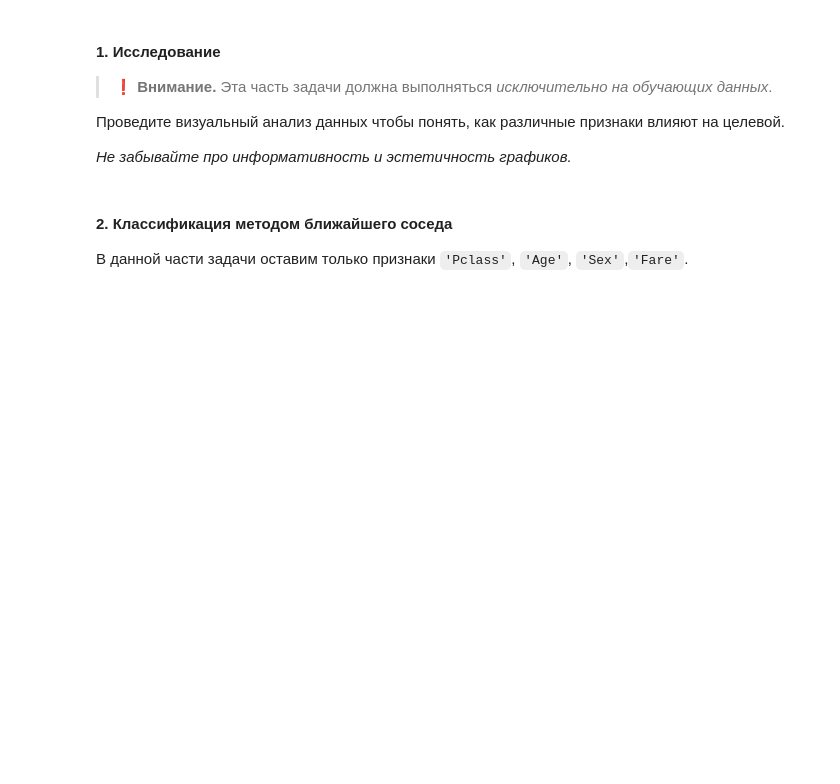
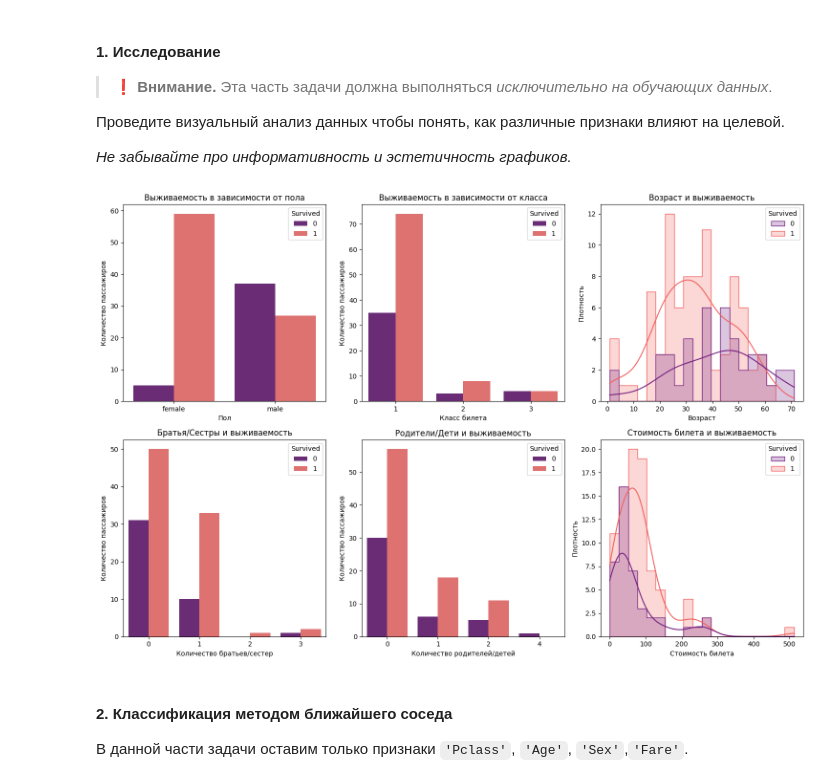
Before and after one commit to Crookedd/py3, a Jupyter notebook: 7.1 kNN.ipynb, the cells around one changed output. Saved outputs shown, nothing was run; the diff lists cells and outputs as text; code cells hidden in the pictures; blank space fills up the shorter version.

```diff
--- a/7.1 kNN.ipynb
+++ b/7.1 kNN.ipynb
@@ -58,5 +138,5 @@ $$\rho(x_1, x_2) = \sum^d_{j=1} \left|x_{1j} - x_{2j}\right|.$$
 
 Загрузите данные с помощью `pandas`.
 # %%
-titanic = pd.read_csv("train.csv").dropna()
+titanic = pd.read_csv("data\Dtrain.csv").dropna()
 titanic.head()
@@ -96,0 +185,7 @@ X, y = titanic[features_columns], titanic[target_column]
+# %%
+X_train, X_test, y_train, y_test = train_test_split(
+    X, y, test_size=0.3, random_state=42, stratify=y
+)
+
+print("Размер обучающей выборки:", X_train.shape[0])
+print("Размер тестовой выборки:", X_test.shape[0])
@@ -107,3 +203,51 @@ X, y = titanic[features_columns], titanic[target_column]
+# %%
+import seaborn as sns
+
+train_df = X_train.copy()
+train_df['Survived'] = y_train
+
+plt.figure(figsize=(15, 10))
+
+plt.subplot(2, 3, 1)
+sns.countplot(x='Sex', hue='Survived', data=train_df, palette='magma')
+plt.title('Выживаемость в зависимости от пола')
+plt.xlabel('Пол')
+plt.ylabel('Количество пассажиров')
+
+plt.subplot(2, 3, 2)
+sns.countplot(x='Pclass', hue='Survived', data=train_df, palette='magma')
+plt.title('Выживаемость в зависимости от класса')
+plt.xlabel('Класс билета')
+plt.ylabel('Количество пассажиров')
+
+plt.subplot(2, 3, 3)
+sns.histplot(data=train_df, x='Age', hue='Survived', bins=20, kde=True, element='step', palette='magma')
+plt.title('Возраст и выживаемость')
+plt.xlabel('Возраст')
+plt.ylabel('Плотность')
+
+plt.subplot(2, 3, 4)
+sns.countplot(x='SibSp', hue='Survived', data=train_df, palette='magma')
+plt.title('Братья/Сестры и выживаемость')
+plt.xlabel('Количество братьев/сестер')
+plt.ylabel('Количество пассажиров')
+
+plt.subplot(2, 3, 5)
+sns.countplot(x='Parch', hue='Survived', data=train_df, palette='magma')
+plt.title('Родители/Дети и выживаемость')
+plt.xlabel('Количество родителей/детей')
+plt.ylabel('Количество пассажиров')
+
+plt.subplot(2, 3, 6)
+sns.histplot(data=train_df, x='Fare', hue='Survived', bins=20, kde=True, element='step', palette='magma')
+plt.title('Стоимость билета и выживаемость')
+plt.xlabel('Стоимость билета')
+plt.ylabel('Плотность')
+
+plt.tight_layout()
+plt.show()
+# %% [output]
+[figure, added]
 # %% [markdown]
 #### 2. Классификация методом ближайшего соседа
 
```
Also changed, not shown: parts of 32 cells of this notebook, 3 other files.
